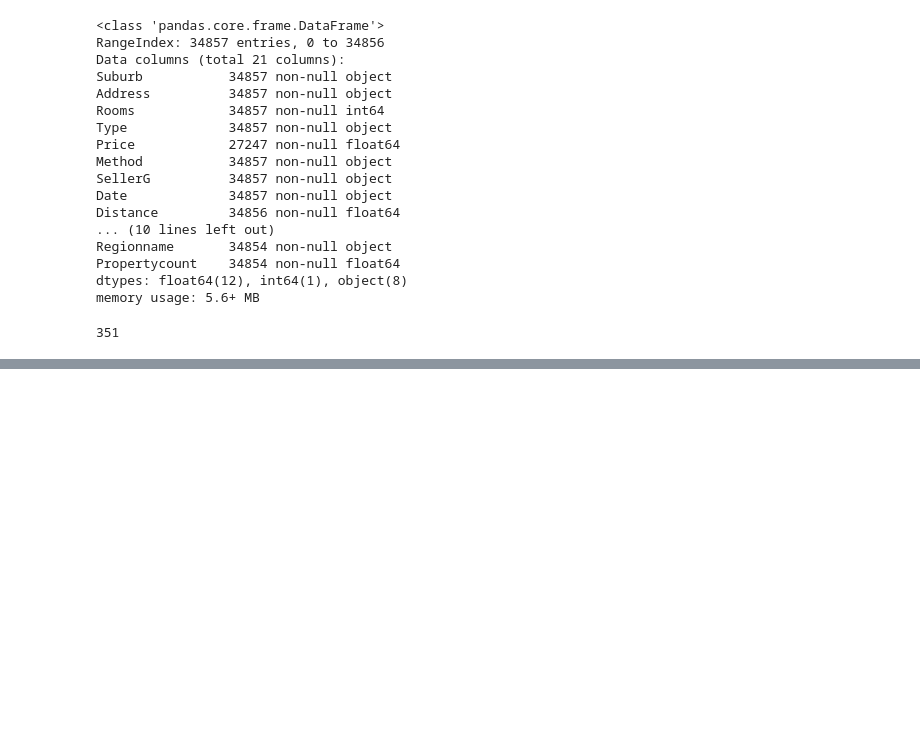
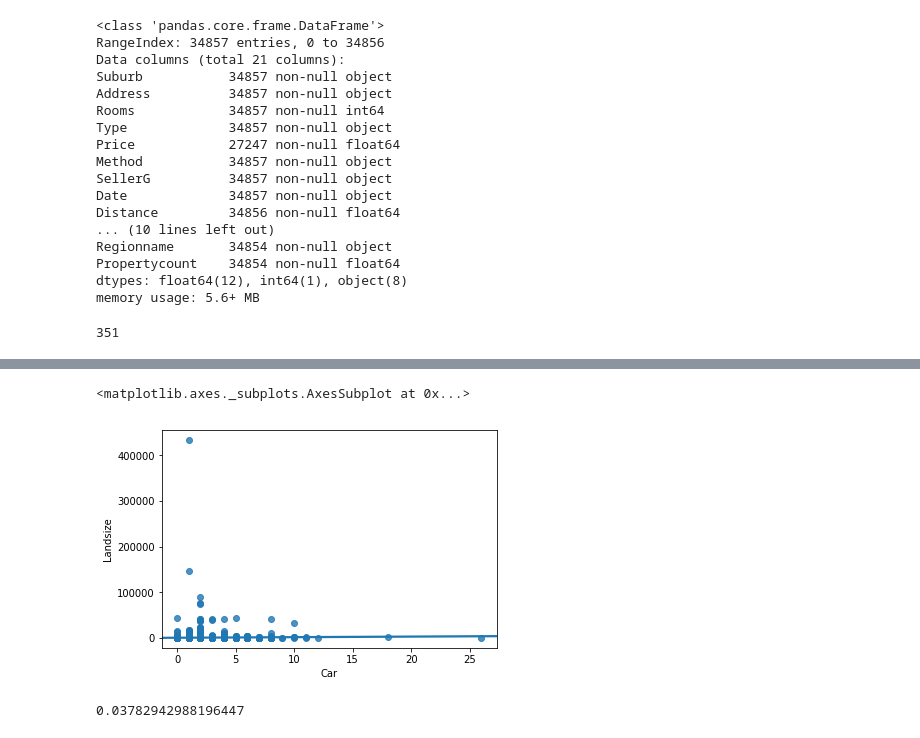
Before and after one commit to HuijunYan93/Data-Enthusiast, a Jupyter notebook: 131 final project.ipynb, the cells around one changed output, grey strips where cells are left out. Cells and saved outputs as stored; diff of their text form; code cells hidden in the pictures; blank space fills up the shorter version.

```diff
--- a/131 final project.ipynb
+++ b/131 final project.ipynb
@@ -28,0 +126,9 @@ memory usage: 5.6+ MB
+# %%
+sns.regplot(housing.Car, housing.Landsize)
+# %% [output]
+<matplotlib.axes._subplots.AxesSubplot at 0x...>
+[figure, added]
+# %%
+housing.Landsize.corr(housing.Car)
+# %% [output]
+0.03782942988196447
```
Also changed, not shown: parts of 21 cells of this notebook.
